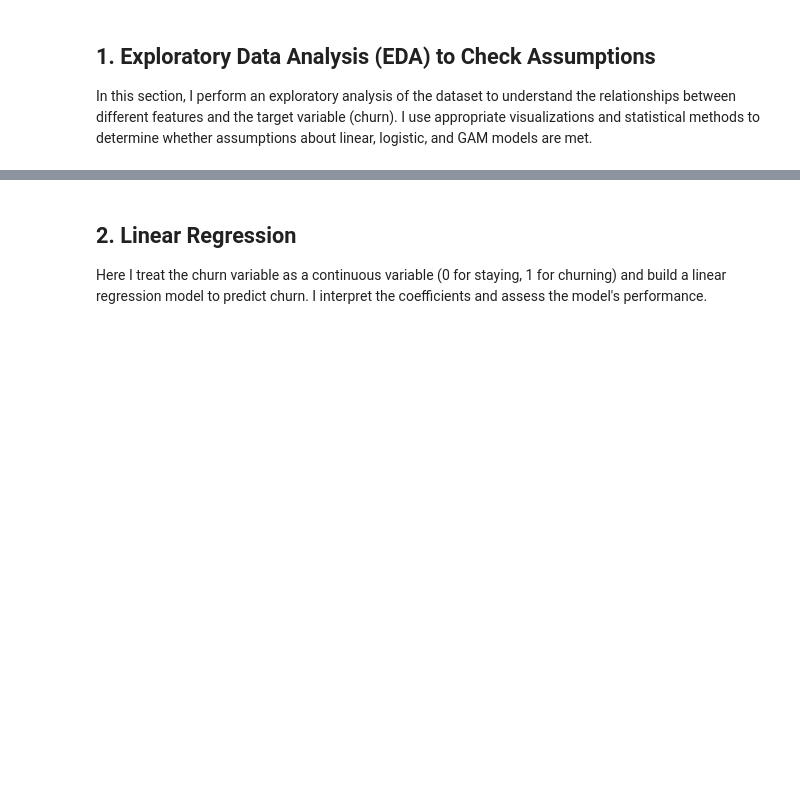
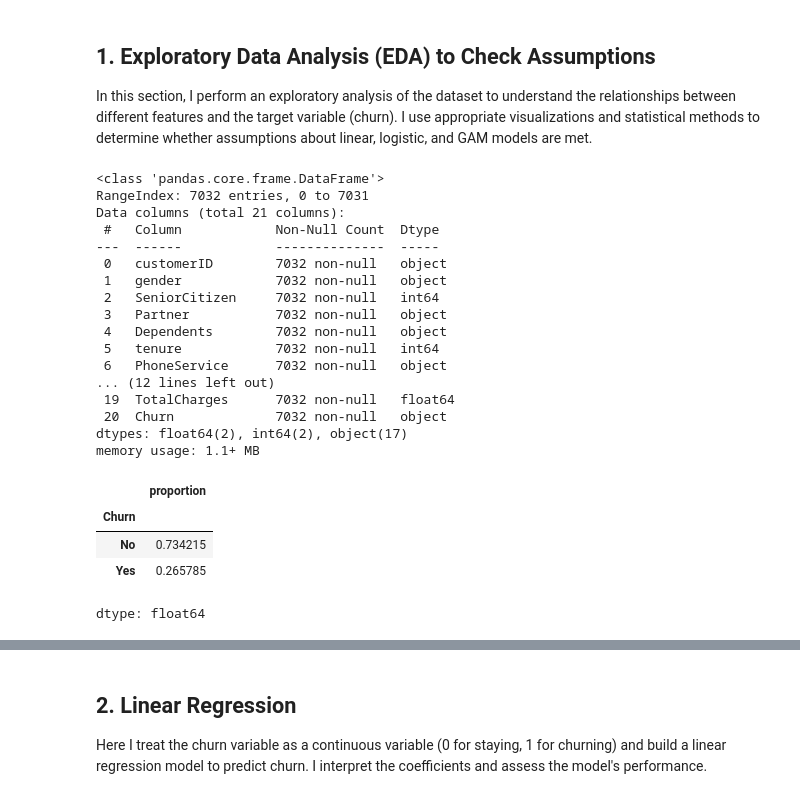
Before and after one commit to ericiortega/aipi590-xai-fall2025, a Jupyter notebook: assignments/interpretable_ml/interpretable_ml.ipynb, the cells around one changed output, grey strips where cells are left out. Cells and saved outputs as stored; diff of their text form; code cells hidden in the pictures; blank space fills up the shorter version.

```diff
--- a/assignments/interpretable_ml/interpretable_ml.ipynb
+++ b/assignments/interpretable_ml/interpretable_ml.ipynb
@@ -52,3 +52,30 @@ In this section, I perform an exploratory analysis of the dataset to understand
 relationships between different features and the target variable (churn).
 I use appropriate visualizations and statistical methods to determine
 whether assumptions about linear, logistic, and GAM models are met.
+# %%
+df.info()
+df.describe()
+df["Churn"].value_counts(normalize=True)
+# %% [output]
+<class 'pandas.core.frame.DataFrame'>
+RangeIndex: 7032 entries, 0 to 7031
+Data columns (total 21 columns):
+ #   Column            Non-Null Count  Dtype
+---  ------            --------------  -----
+ 0   customerID        7032 non-null   object
+ 1   gender            7032 non-null   object
+ 2   SeniorCitizen     7032 non-null   int64
+ 3   Partner           7032 non-null   object
+ 4   Dependents        7032 non-null   object
+ 5   tenure            7032 non-null   int64
+ 6   PhoneService      7032 non-null   object
+... (12 lines left out)
+ 19  TotalCharges      7032 non-null   float64
+ 20  Churn             7032 non-null   object
+dtypes: float64(2), int64(2), object(17)
+memory usage: 1.1+ MB
+|  | proportion |
+| Churn |  |
+| No | 0.734215 |
+| Yes | 0.265785 |
+dtype: float64
```
Also changed, not shown: parts of 2 cells of this notebook.
